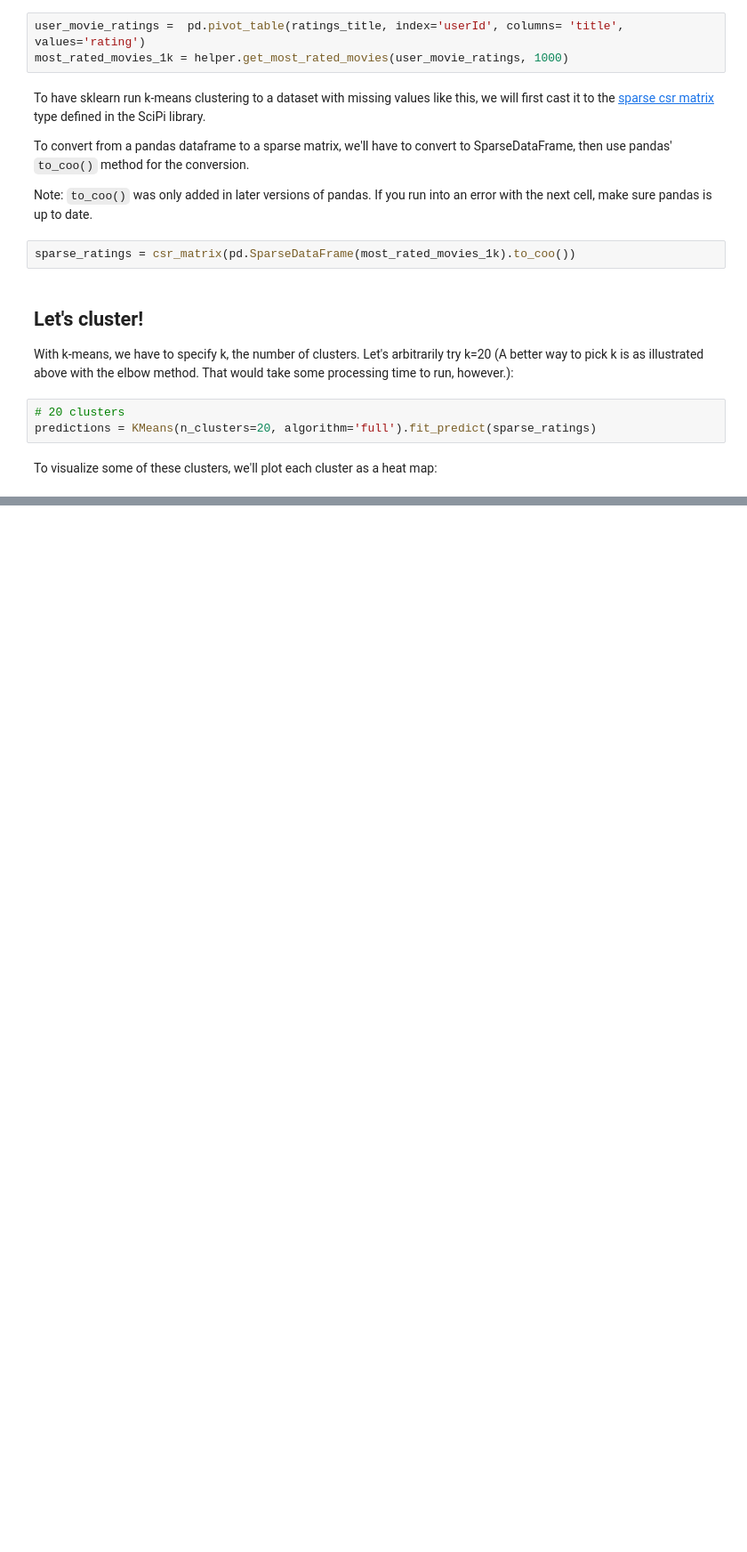
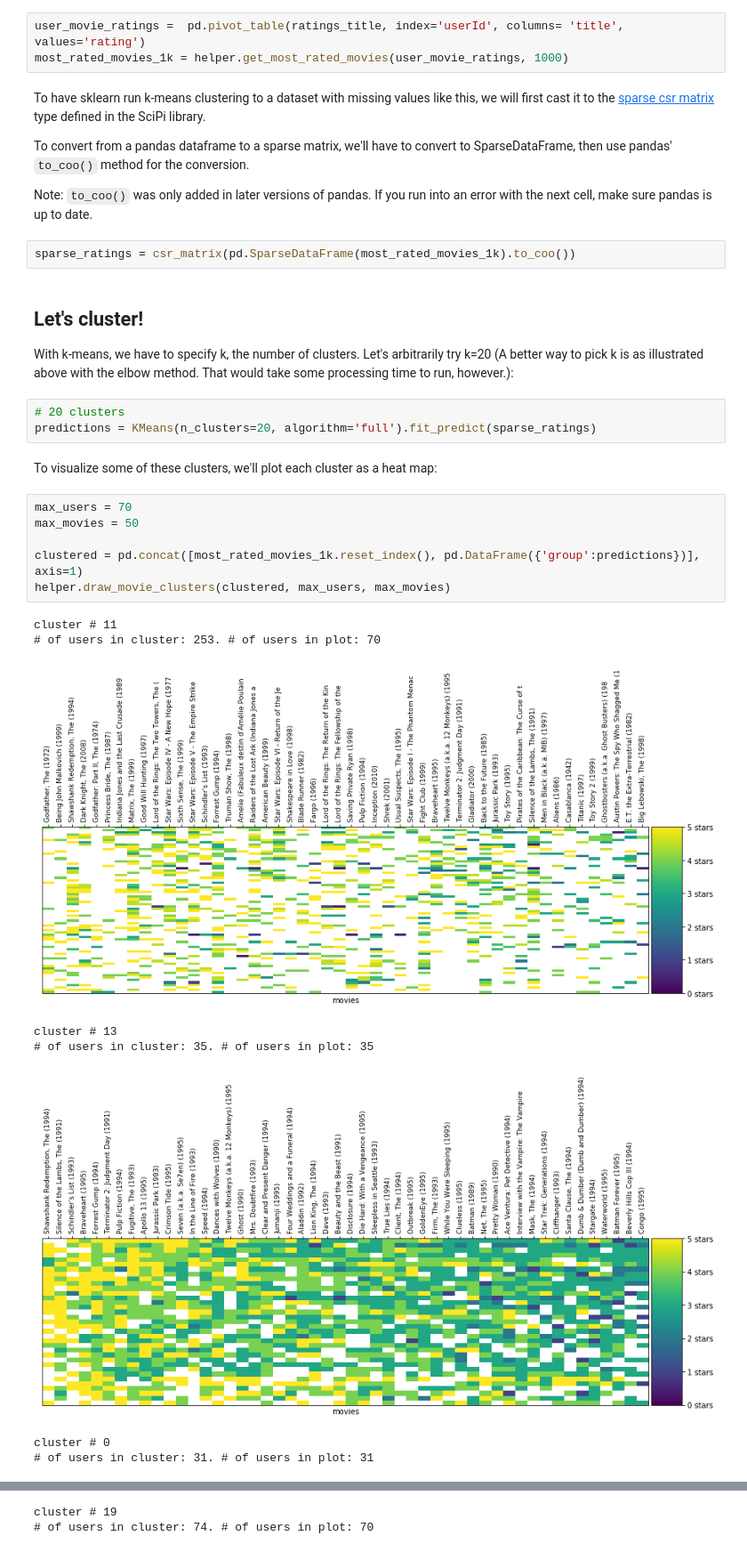
Before and after one commit to R-aryan/Movie-Ratings, a Jupyter notebook: movie_ratings.ipynb, the cells around one changed output, grey strips where cells are left out. Shown at 89% size. Drawn from its saved outputs; the diff is of its cells as text; blank space fills up the shorter version.

Commit message:
creating heatmaps

```diff
--- a/movie_ratings.ipynb
+++ b/movie_ratings.ipynb
@@ -345,3 +345,18 @@ With k-means, we have to specify k, the number of clusters. Let's arbitrarily tr
 predictions = KMeans(n_clusters=20, algorithm='full').fit_predict(sparse_ratings)
 # %% [markdown]
 To visualize some of these clusters, we'll plot each cluster as a heat map:
+# %%
+max_users = 70
+max_movies = 50
+
+clustered = pd.concat([most_rated_movies_1k.reset_index(), pd.DataFrame({'group':predictions})], axis=1)
+helper.draw_movie_clusters(clustered, max_users, max_movies)
+# %% [output]
+cluster # 11
+# of users in cluster: 253. # of users in plot: 70
+[figure, added]
+cluster # 13
+# of users in cluster: 35. # of users in plot: 35
+[figure, added]
+cluster # 0
+# of users in cluster: 31. # of users in plot: 31
@@ -347,0 +364,2 @@ To visualize some of these clusters, we'll plot each cluster as a heat map:
+cluster # 19
+# of users in cluster: 74. # of users in plot: 70
```
Also changed, not shown: parts of 1 cell of this notebook.
